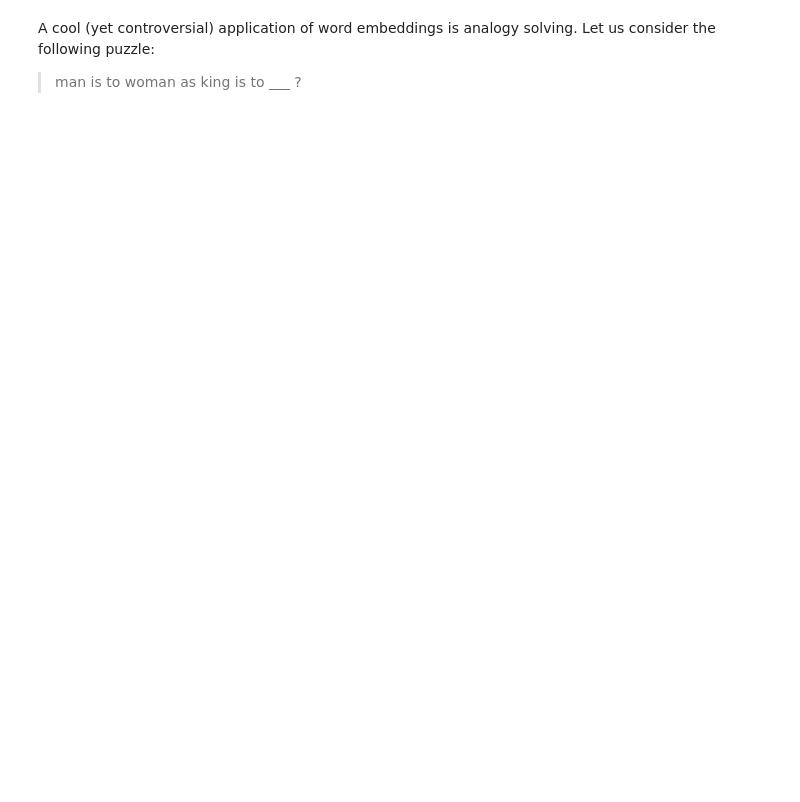
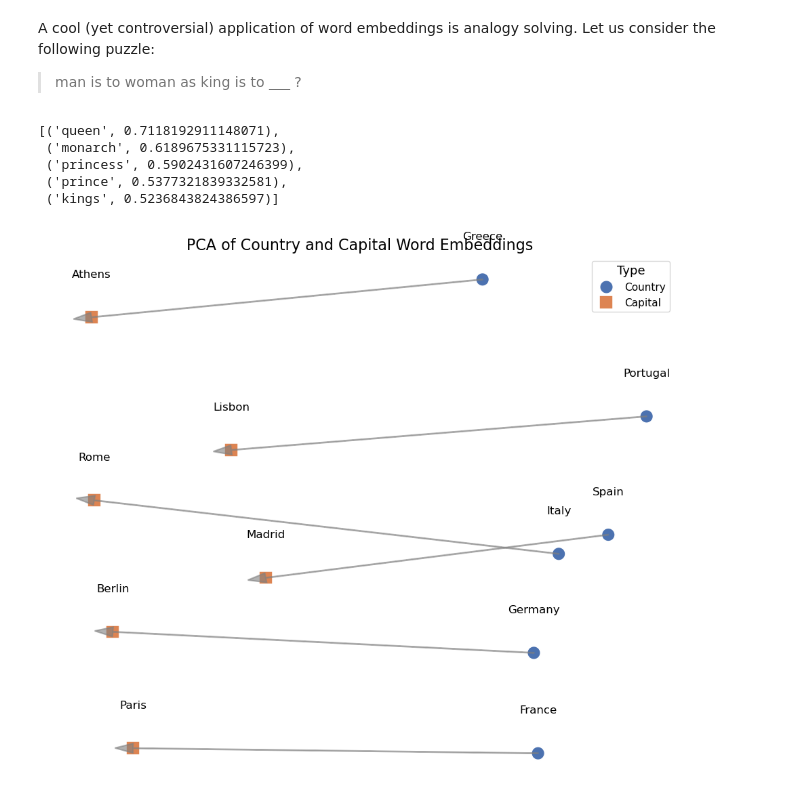
Before and after one commit to skojaku/adv-net-sci, a Jupyter notebook: notebooks/exercise-m08-embedding.ipynb, the cells around one changed output. Cells and saved outputs as stored; diff of their text form; code cells hidden in the pictures; blank space fills up the shorter version.

```diff
--- a/notebooks/exercise-m08-embedding.ipynb
+++ b/notebooks/exercise-m08-embedding.ipynb
@@ -116,10 +119,24 @@ eigvecs = eigvecs[:, sorted_indices]
 3. Form a 2D embedding and plot it.
 # %% [markdown]
 # Section 5: Word2Vec
-# %%
-import gensim
-import gensim.downloader
-from gensim.models import Word2Vec
-
-# Load pre-trained word2vec model from Google News
-model = gensim.downloader.load('word2vec-google-news-300')
+# %%
+import gensim
+import gensim.downloader
+from gensim.models import Word2Vec
+
+# Load pre-trained word2vec model from Google News
+# Load a smaller pre-trained model for faster loading
+import urllib.request
+import os
+
+# Download the model if it doesn't exist
+model_path = "GoogleNews-vectors-negative300-SLIM.bin.gz"
+if not os.path.exists(model_path):
+    url = "https://github.com/eyaler/word2vec-slim/raw/master/GoogleNews-vectors-negative300-SLIM.bin.gz"
+    print("Downloading model...")
+    urllib.request.urlretrieve(url, model_path)
+    print("Download complete")
+
+# Load the model using gensim
+model = gensim.models.KeyedVectors.load_word2vec_format(model_path, binary=True)
+#model = gensim.downloader.load('word2vec-google-news-300')  # Higher quality 300-dim embeddings trained on Google News
@@ -142,6 +174,12 @@ A cool (yet controversial) application of word embeddings is analogy solving. Le
 # To solve this, we use the model.most_similar function, with positive words being "king" and "woman" (additive), and negative words being "man" (subtractive).
 #
 model.most_similar(positive=['woman', "king"], negative=['man'], topn=5)
+# %% [output]
+[('queen', 0.7118192911148071),
+ ('monarch', 0.6189675331115723),
+ ('princess', 0.5902431607246399),
+ ('prince', 0.5377321839332581),
+ ('kings', 0.5236843824386597)]
 # %%
 import matplotlib.pyplot as plt
 import seaborn as sns
@@ -149,42 +187,44 @@ import numpy as np
 import pandas as pd
 from sklearn.decomposition import PCA
 
-countries = ['Germany', 'France', 'Italy', 'Spain', 'Portugal', 'Greece']
-capital_words = ['Berlin', 'Paris', 'Rome', 'Madrid', 'Lisbon', 'Athens']
+word_group_A = ['Germany', 'France', 'Italy', 'Spain', 'Portugal', 'Greece']
+word_group_B = ['Berlin', 'Paris', 'Rome', 'Madrid', 'Lisbon', 'Athens']
 
 # Get the word embeddings for the countries and capitals
-country_embeddings = np.array([model[country] for country in countries])
-capital_embeddings = np.array([model[capital] for capital in capital_words])
+country_embeddings = np.array([model[country] for country in word_group_A])
+capital_embeddings = np.array([model[capital] for capital in word_group_B])
 
 # Compute the PCA
 pca = PCA(n_components=2)
 embeddings = np.vstack([country_embeddings, capital_embeddings])
 embeddings_pca = pca.fit_transform(embeddings)
 
 # Create a DataFrame for seaborn
 df = pd.DataFrame(embeddings_pca, columns=['PC1', 'PC2'])
-df['Label'] = countries + capital_words
-df['Type'] = ['Country'] * len(countries) + ['Capital'] * len(capital_words)
+df['Label'] = word_group_A + word_group_B
+df['Type'] = ['Country'] * len(word_group_A) + ['Capital'] * len(word_group_B)
 
 # Plot the data
 plt.figure(figsize=(12, 10))
 
 # Create a scatter plot with seaborn
 scatter_plot = sns.scatterplot(data=df, x='PC1', y='PC2', hue='Type', style='Type', s=200, palette='deep', markers=['o', 's'])
 
 # Annotate the points
 for i in range(len(df)):
     plt.text(df['PC1'][i], df['PC2'][i] + 0.08, df['Label'][i], fontsize=12, ha='center', va='bottom',
              bbox=dict(facecolor='white', edgecolor='none', alpha=0.8))
 
 # Draw arrows between countries and capitals
-for i in range(len(countries)):
-    plt.arrow(df['PC1'][i], df['PC2'][i], df['PC1'][i + len(countries)] - df['PC1'][i], df['PC2'][i + len(countries)] - df['PC2'][i],
+for i in range(len(word_group_A)):
+    plt.arrow(df['PC1'][i], df['PC2'][i], df['PC1'][i + len(word_group_A)] - df['PC1'][i], df['PC2'][i + len(word_group_A)] - df['PC2'][i],
               color='gray', alpha=0.6, linewidth=1.5, head_width=0.02, head_length=0.03)
 
 plt.legend(title='Type', title_fontsize='13', fontsize='11')
 plt.title('PCA of Country and Capital Word Embeddings', fontsize=16)
 plt.xlabel('Principal Component 1', fontsize=14)
 plt.ylabel('Principal Component 2', fontsize=14)
 ax = plt.gca()
 ax.set_axis_off()
+# %% [output]
+[figure, added]
```
Also changed, not shown: parts of 23 cells of this notebook, 7 other files.
